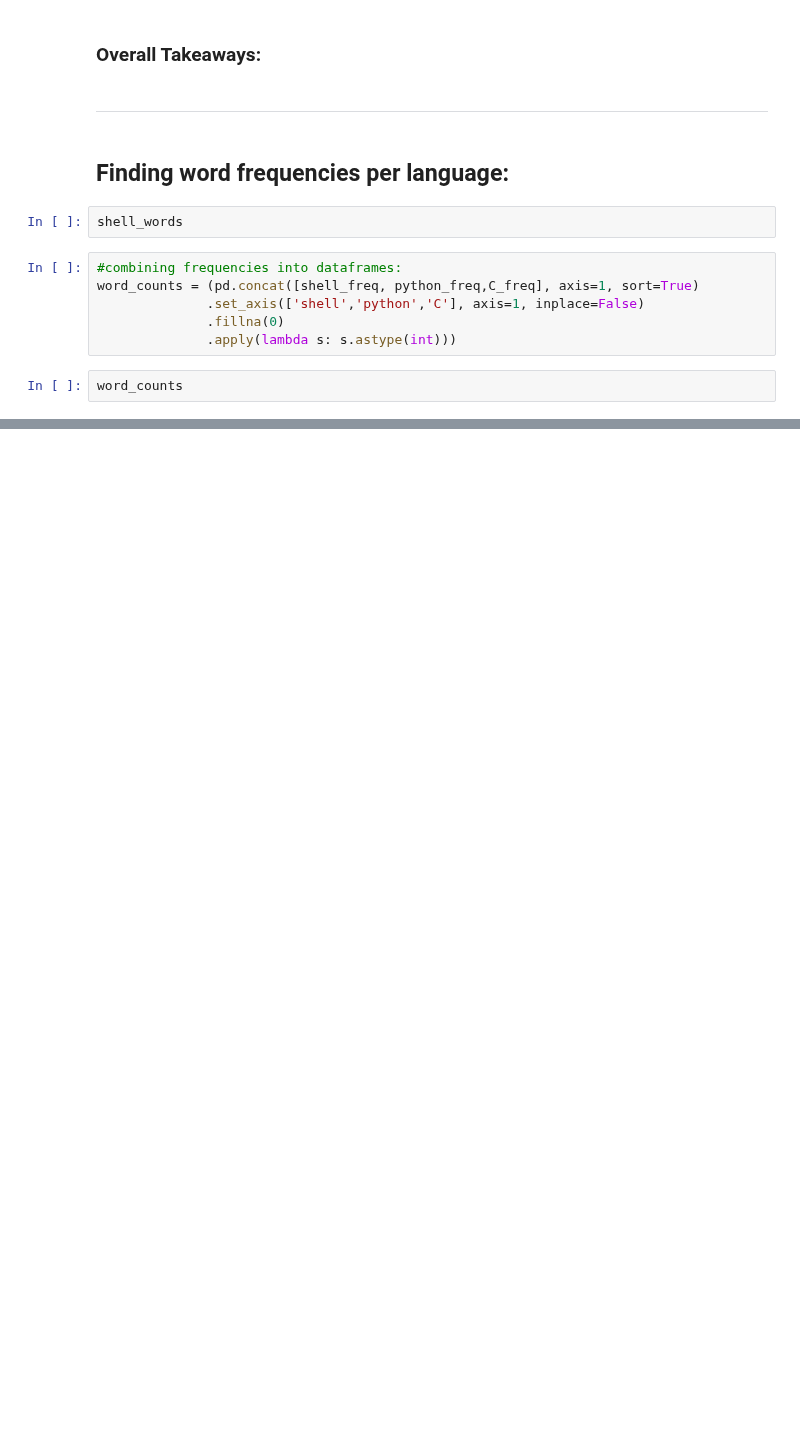
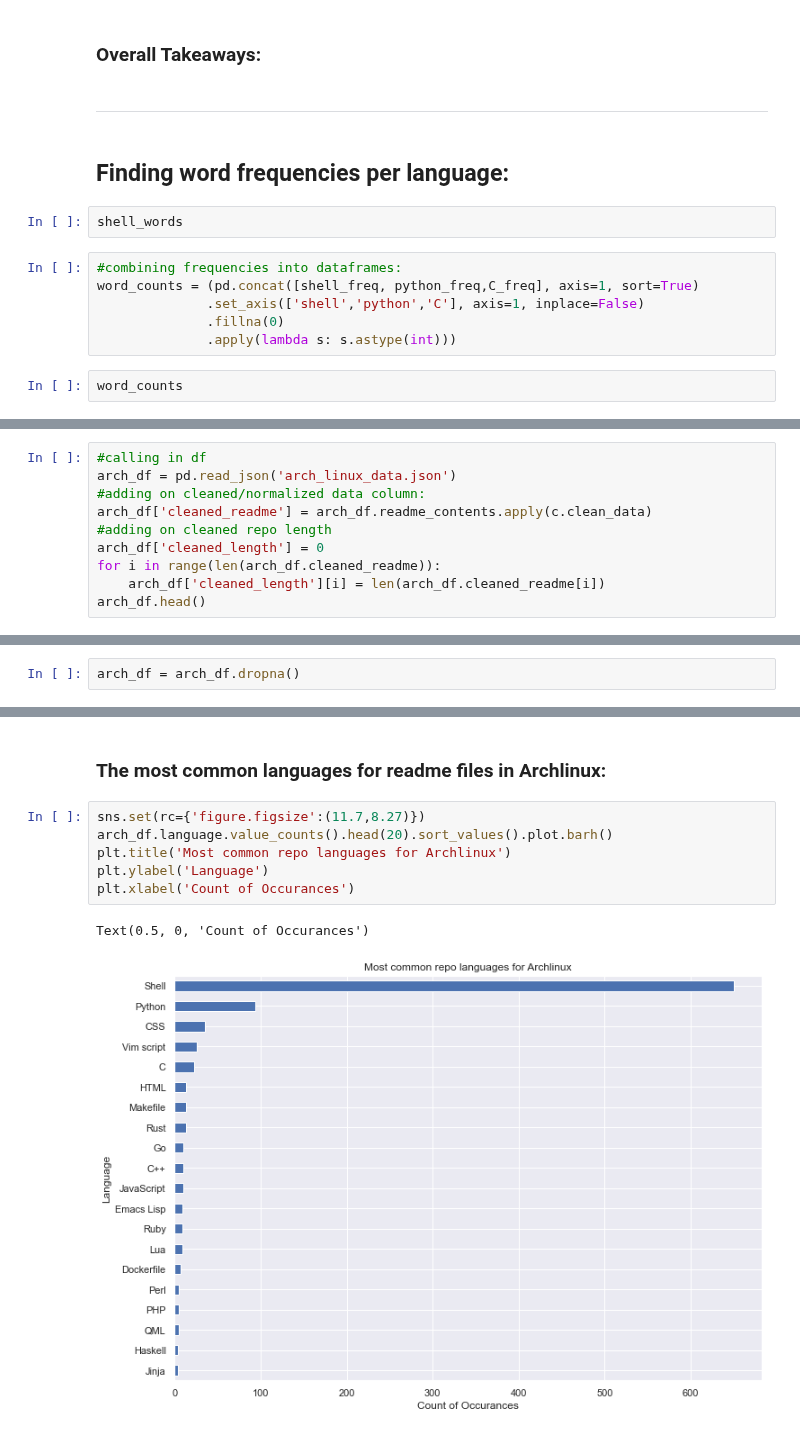
Before and after one commit to jemison-nlp-AnJeSt/github-NLP-project, a Jupyter notebook: Final_Notebook.ipynb, the cells around one changed output, grey strips where cells are left out. Cells and saved outputs as stored; diff of their text form; blank space fills up the shorter version.

```diff
--- a/Final_Notebook.ipynb
+++ b/Final_Notebook.ipynb
@@ -289,0 +366,10 @@ all_words= df_corpora[df_corpora.language == 'all'].corpus
+# %%
+#calling in df
+arch_df = pd.read_json('arch_linux_data.json')
+#adding on cleaned/normalized data column:
+arch_df['cleaned_readme'] = arch_df.readme_contents.apply(c.clean_data)
+#adding on cleaned repo length
+arch_df['cleaned_length'] = 0
+for i in range(len(arch_df.cleaned_readme)):
+    arch_df['cleaned_length'][i] = len(arch_df.cleaned_readme[i])
+arch_df.head()
@@ -289,0 +387,2 @@ all_words= df_corpora[df_corpora.language == 'all'].corpus
+# %%
+arch_df = arch_df.dropna()
@@ -289,0 +403,11 @@ all_words= df_corpora[df_corpora.language == 'all'].corpus
+# %% [markdown]
+### The most common languages for readme files in Archlinux:
+# %%
+sns.set(rc={'figure.figsize':(11.7,8.27)})
+arch_df.language.value_counts().head(20).sort_values().plot.barh()
+plt.title('Most common repo languages for Archlinux')
+plt.ylabel('Language')
+plt.xlabel('Count of Occurances')
+# %% [output]
+Text(0.5, 0, 'Count of Occurances')
+[figure, added]
```
Also changed, not shown: parts of 66 cells of this notebook.
